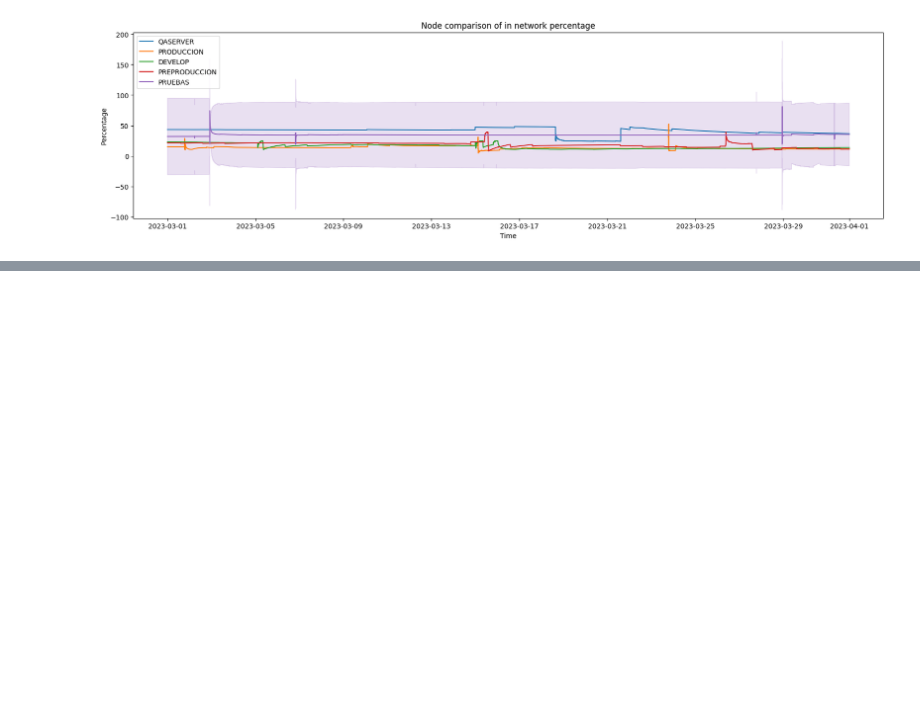
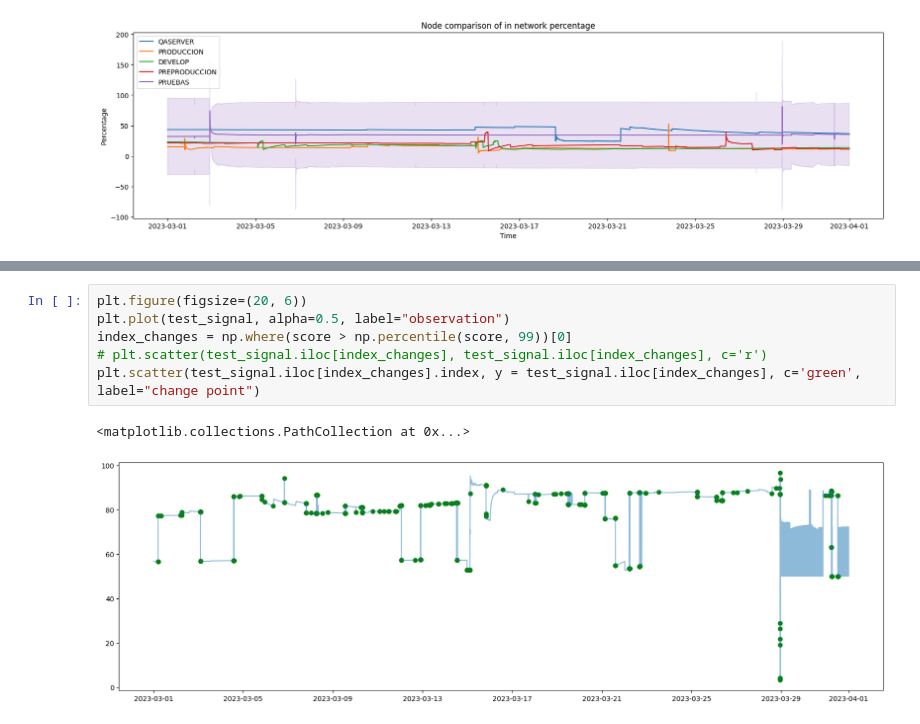
Before and after one commit to HernandezM22/dsc-kio-challenge, a Jupyter notebook: app/notebooks/j_sys_analysis.ipynb, the cells around one changed output, grey strips where cells are left out. Drawn from its saved outputs; the diff is of its cells as text; blank space fills up the shorter version.

```diff
--- a/app/notebooks/j_sys_analysis.ipynb
+++ b/app/notebooks/j_sys_analysis.ipynb
@@ -373,0 +309,9 @@ Name: in.pct, Length: 3993179, dtype: float64
+# %%
+plt.figure(figsize=(20, 6))
+plt.plot(test_signal, alpha=0.5, label="observation")
+index_changes = np.where(score > np.percentile(score, 99))[0]
+# plt.scatter(test_signal.iloc[index_changes], test_signal.iloc[index_changes], c='r')
+plt.scatter(test_signal.iloc[index_changes].index, y = test_signal.iloc[index_changes], c='green', label="change point")
+# %% [output]
+<matplotlib.collections.PathCollection at 0x...>
+[figure, added]
```
Also changed, not shown: parts of 11 cells of this notebook.
